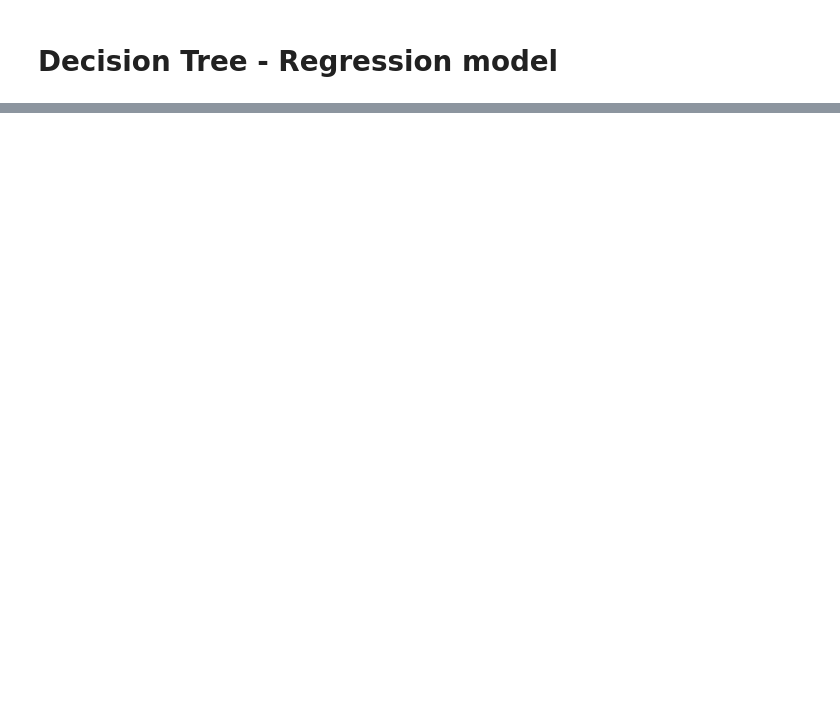
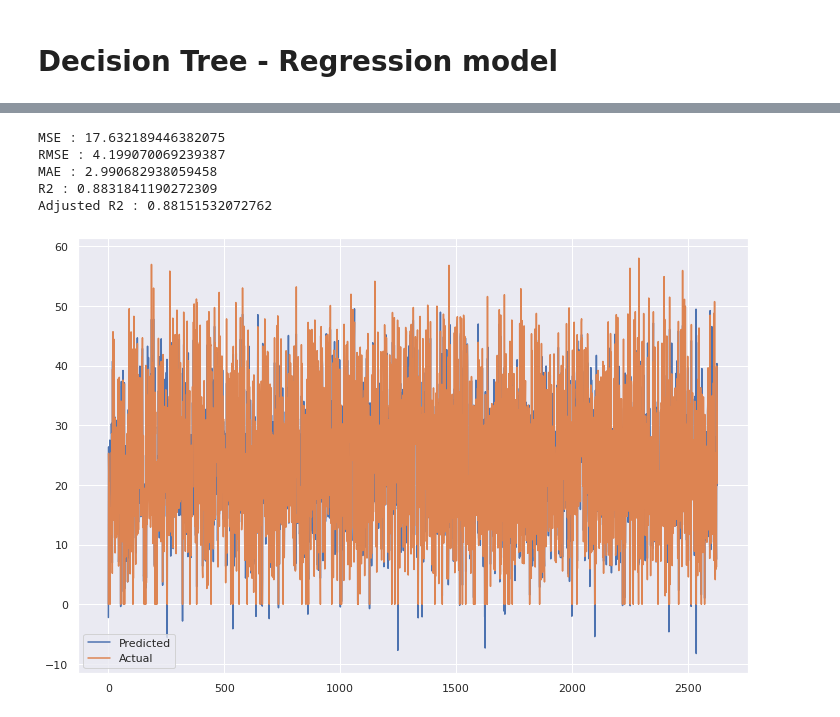
Before and after one commit to aditya8075/Bike-Sharing-Demand-Prediction---Supervised-machine-Learning-Regression, a Jupyter notebook: Bike_Sharing_Demand_Prediction_Supervised_machine_Learning.ipynb, the cells around one changed output, grey strips where cells are left out. Saved outputs shown, nothing was run; the diff lists cells and outputs as text; code cells hidden in the pictures; blank space fills up the shorter version.

```diff
--- a/Bike_Sharing_Demand_Prediction_Supervised_machine_Learning.ipynb
+++ b/Bike_Sharing_Demand_Prediction_Supervised_machine_Learning.ipynb
@@ -970,0 +1084,5 @@ plt.scatter((y_pred_test_g),(y_test)-(y_pred_test_g), color='black')
+# %%
+# Making predictions on train and test data
+
+y_pred_train_xgb = xgb.predict(X_train)
+y_pred_test_xgb = xgb.predict(X_test)
@@ -970,0 +1124,39 @@ plt.scatter((y_pred_test_g),(y_test)-(y_pred_test_g), color='black')
+# %%
+#import the packages
+from sklearn.metrics import mean_squared_error
+#calculate MSE
+MSE_lr= mean_squared_error((y_test), ( y_pred_test_xgb))
+print("MSE :",MSE_lr)
+
+#calculate RMSE
+RMSE_lr=np.sqrt(MSE_lr)
+print("RMSE :",RMSE_lr)
+
+
+#calculate MAE
+MAE_lr= mean_absolute_error(y_test, y_pred_test_xgb)
+print("MAE :",MAE_lr)
+
+
+
+#import the packages
+from sklearn.metrics import r2_score
+#calculate r2 and adjusted r2
+r2_xgb= r2_score(y_test,  y_pred_test_xgb)
+print("R2 :",r2_xgb)
+Adjusted_R2_lr = (1-(1-r2_score(y_test,  y_pred_test_xgb))*((X_test.shape[0]-1)/(X_test.shape[0]-X_test.shape[1]-1)) )
+print("Adjusted R2 :",1-(1-r2_score(y_test,  y_pred_test_xgb))*((X_test.shape[0]-1)/(X_test.shape[0]-X_test.shape[1]-1)) )
+# %% [output]
+MSE : 17.632189446382075
+RMSE : 4.199070069239387
+MAE : 2.990682938059458
+R2 : 0.8831841190272309
+Adjusted R2 : 0.88151532072762
+# %%
+plt.figure(figsize=(12,8))
+plt.plot(np.array(y_pred_test_xgb))
+plt.plot(np.array((y_test)))
+plt.legend(["Predicted","Actual"])
+plt.show()
+# %% [output]
+[figure, added]
```
Also changed, not shown: parts of 114 cells of this notebook.
